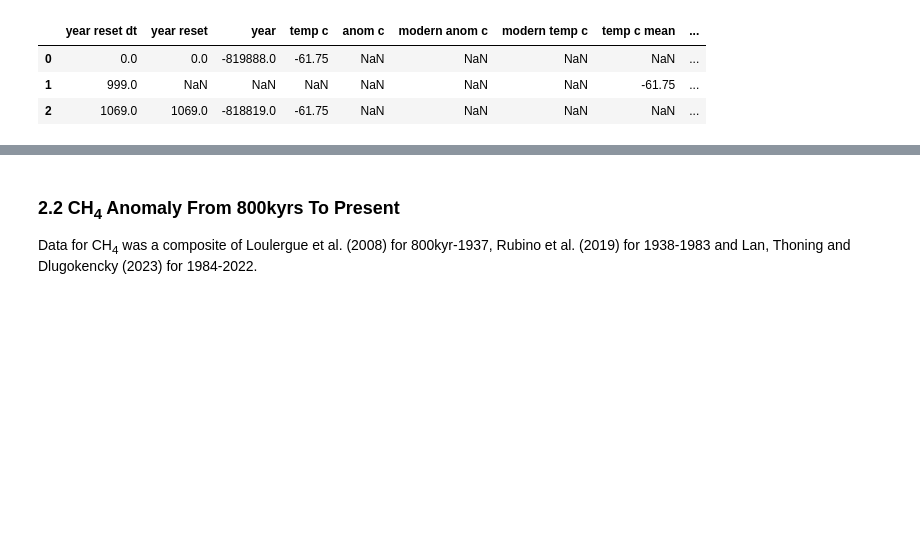
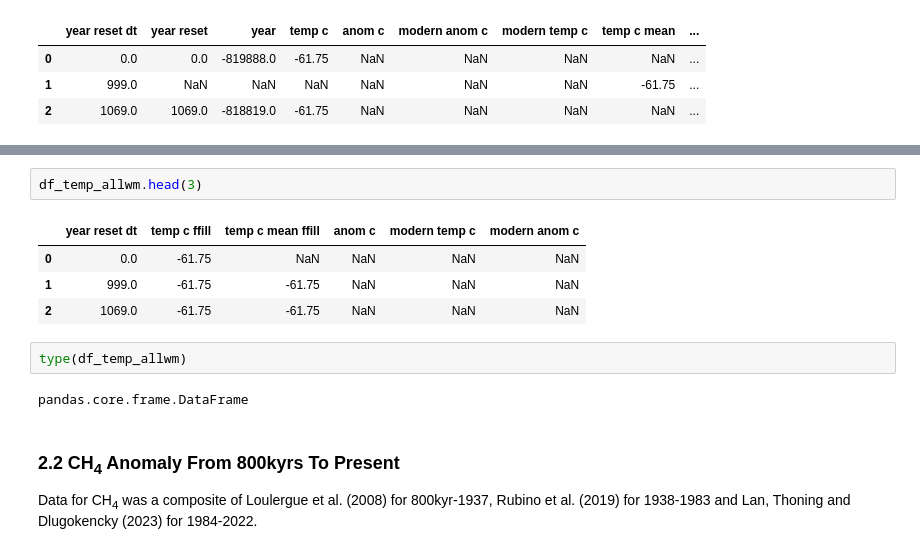
Before and after one commit to nurbujang/2progdaw23, a Jupyter notebook: project2.ipynb, the cells around one changed output, grey strips where cells are left out. Saved outputs shown, nothing was run; the diff lists cells and outputs as text; blank space fills up the shorter version.

```diff
--- a/project2.ipynb
+++ b/project2.ipynb
@@ -589,3 +641,14 @@ df_temp_all[0].tail(3)
+# %%
+df_temp_allwm.head(3)
+# %% [output]
+|  | year reset dt | temp c ffill | temp c mean ffill | anom c | modern temp c | modern anom c |
+| 0 | 0.0 | -61.75 | NaN | NaN | NaN | NaN |
+| 1 | 999.0 | -61.75 | -61.75 | NaN | NaN | NaN |
+| 2 | 1069.0 | -61.75 | -61.75 | NaN | NaN | NaN |
+# %%
+type(df_temp_allwm)
+# %% [output]
+pandas.core.frame.DataFrame
 # %% [markdown]
 ### 2.2 CH<sub>4</sub> Anomaly From 800kyrs To Present
 
```
Also changed, not shown: parts of 94 cells of this notebook, 2 other files.
